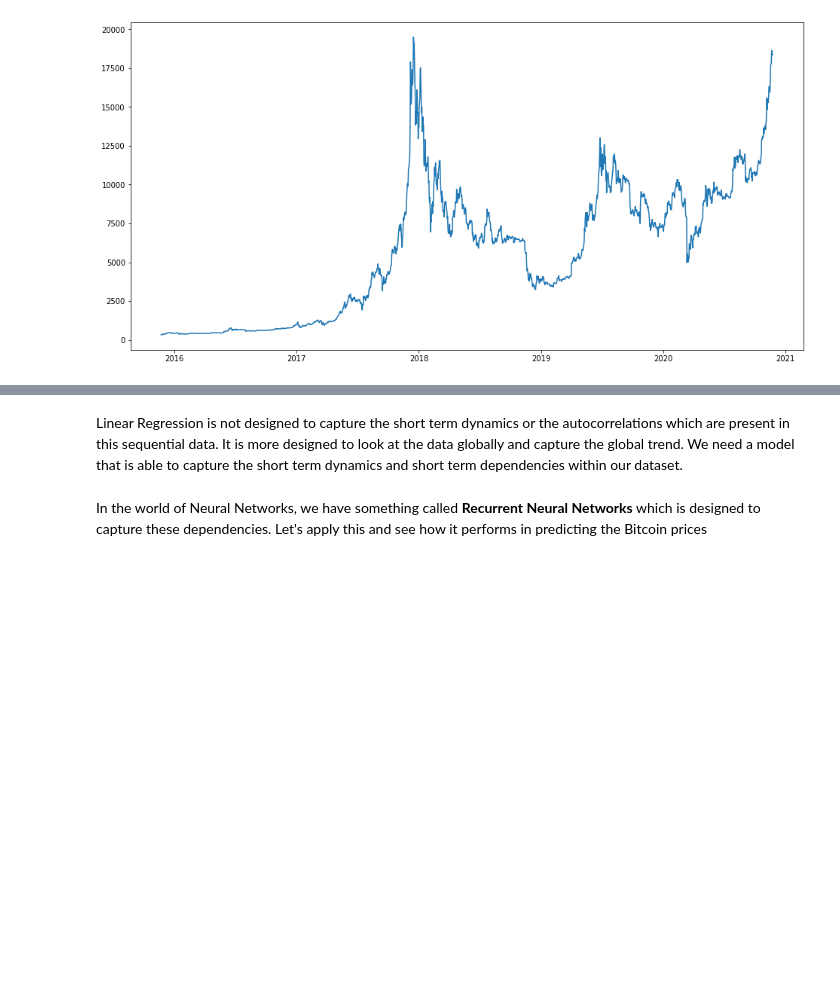
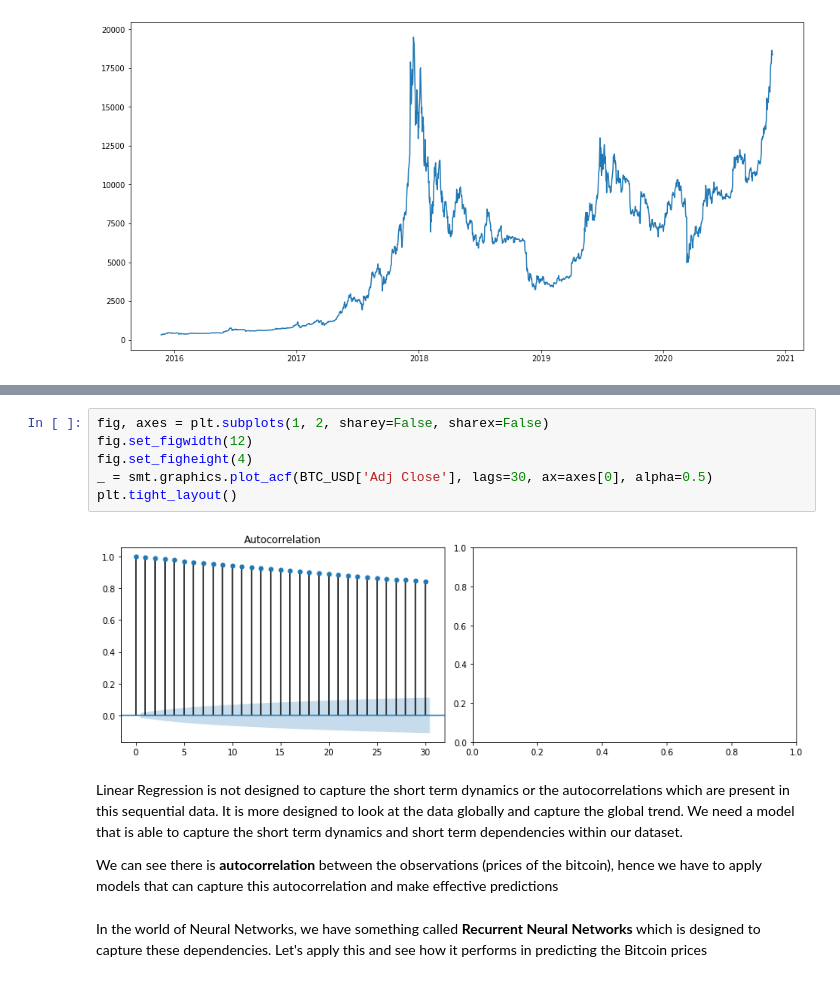
Before and after one commit to MohammedAamerHussain/Crypto-Portfolio-optimization, a Jupyter notebook: Prafulla_RNNs.ipynb, the cells around one changed output, grey strips where cells are left out. Saved outputs shown, nothing was run; the diff lists cells and outputs as text; blank space fills up the shorter version.

```diff
--- a/Prafulla_RNNs.ipynb
+++ b/Prafulla_RNNs.ipynb
@@ -83,5 +99,15 @@ plt.show()
+# %%
+fig, axes = plt.subplots(1, 2, sharey=False, sharex=False)
+fig.set_figwidth(12)
+fig.set_figheight(4)
+_ = smt.graphics.plot_acf(BTC_USD['Adj Close'], lags=30, ax=axes[0], alpha=0.5)
+plt.tight_layout()
+# %% [output]
+[figure, added]
 # %% [markdown]
 Linear Regression is not designed to capture the short term dynamics or the autocorrelations which are present in this sequential data. It is more designed to look at the data globally and capture the global trend. We need a model that is able to capture the short term dynamics and short term dependencies within our dataset.
+
+We can see there is **autocorrelation** between the observations (prices of the bitcoin), hence we have to apply models that can capture this autocorrelation and make effective predictions
 # %% [markdown]
 In the world of Neural Networks, we have something called **Recurrent Neural Networks** which is designed to capture these dependencies. Let's apply this and see how it performs in predicting the Bitcoin prices
 # %%
```
Also changed, not shown: parts of 27 cells of this notebook, 1 other file.
